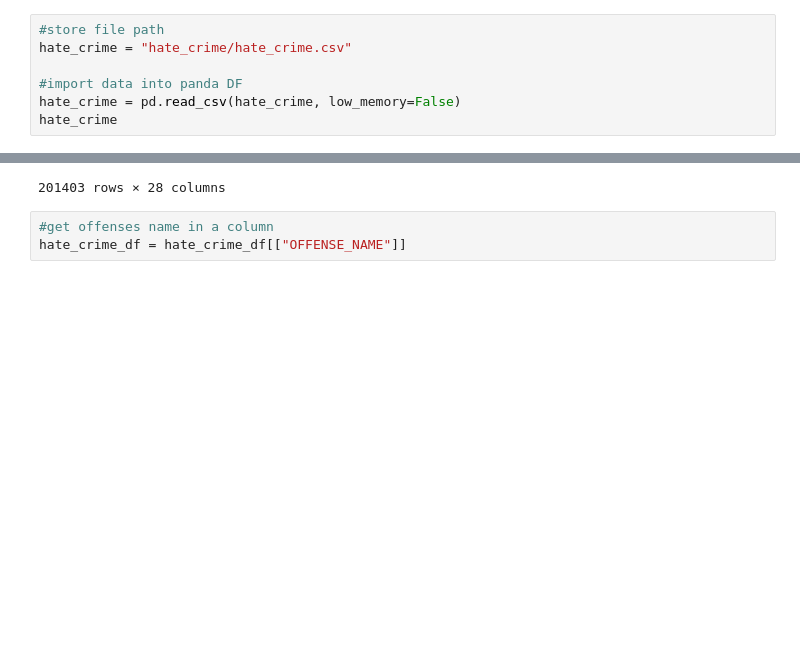
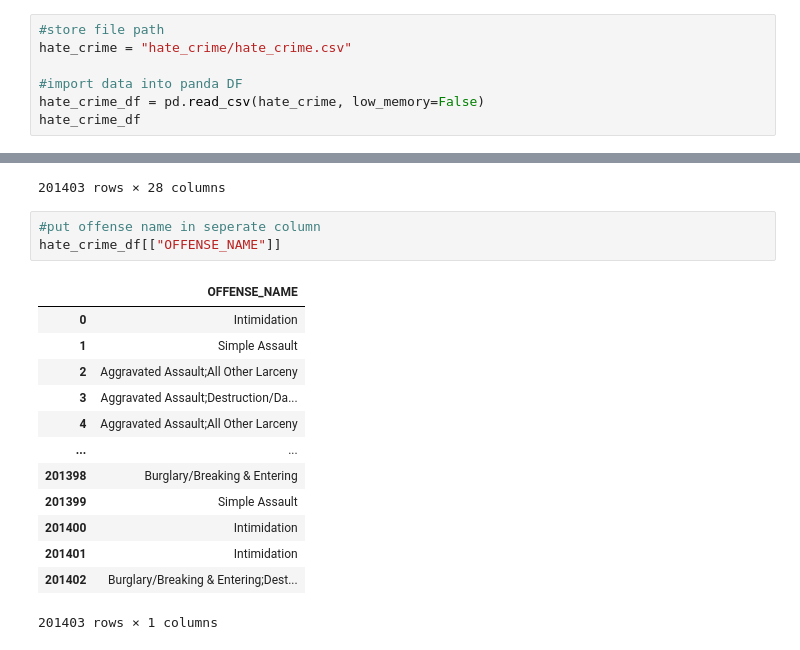
Before and after one commit to sjplaza/privateinvestigators, a Jupyter notebook: Most crimes(top 5).ipynb, the cells around one changed output, grey strips where cells are left out. Drawn from its saved outputs; the diff is of its cells as text; blank space fills up the shorter version.

```diff
--- a/Most crimes(top 5).ipynb
+++ b/Most crimes(top 5).ipynb
@@ -9,8 +9,8 @@ import matplotlib.pyplot as plt
 hate_crime = "hate_crime/hate_crime.csv"
 
 #import data into panda DF
-hate_crime = pd.read_csv(hate_crime, low_memory=False)
-hate_crime
+hate_crime_df = pd.read_csv(hate_crime, low_memory=False)
+hate_crime_df
 # %% [output]
 |  | INCIDENT_ID | DATA_YEAR | ORI | PUB_AGENCY_NAME | PUB_AGENCY_UNIT | AGENCY_TYPE_NAME | STATE_ABBR | ... |
 | 0 | 3015 | 1991 | AR0040200 | Rogers | NaN | City | AR | ... |
@@ -26,5 +26,19 @@ hate_crime
 | 201402 | 544359 | 2018 | WVWSP3300 | State Police: | Parkersburg | State Police | WV | ... |
 201403 rows × 28 columns
 # %%
-#get offenses name in a column
-hate_crime_df = hate_crime_df[["OFFENSE_NAME"]]
+#put offense name in seperate column
+hate_crime_df[["OFFENSE_NAME"]]
+# %% [output]
+|  | OFFENSE_NAME |
+| 0 | Intimidation |
+| 1 | Simple Assault |
+| 2 | Aggravated Assault;All Other Larceny |
+| 3 | Aggravated Assault;Destruction/Da... |
+| 4 | Aggravated Assault;All Other Larceny |
+| ... | ... |
+| 201398 | Burglary/Breaking & Entering |
+| 201399 | Simple Assault |
+| 201400 | Intimidation |
+| 201401 | Intimidation |
+| 201402 | Burglary/Breaking & Entering;Dest... |
+201403 rows × 1 columns
```
Also changed, not shown: parts of 6 cells of this notebook.
